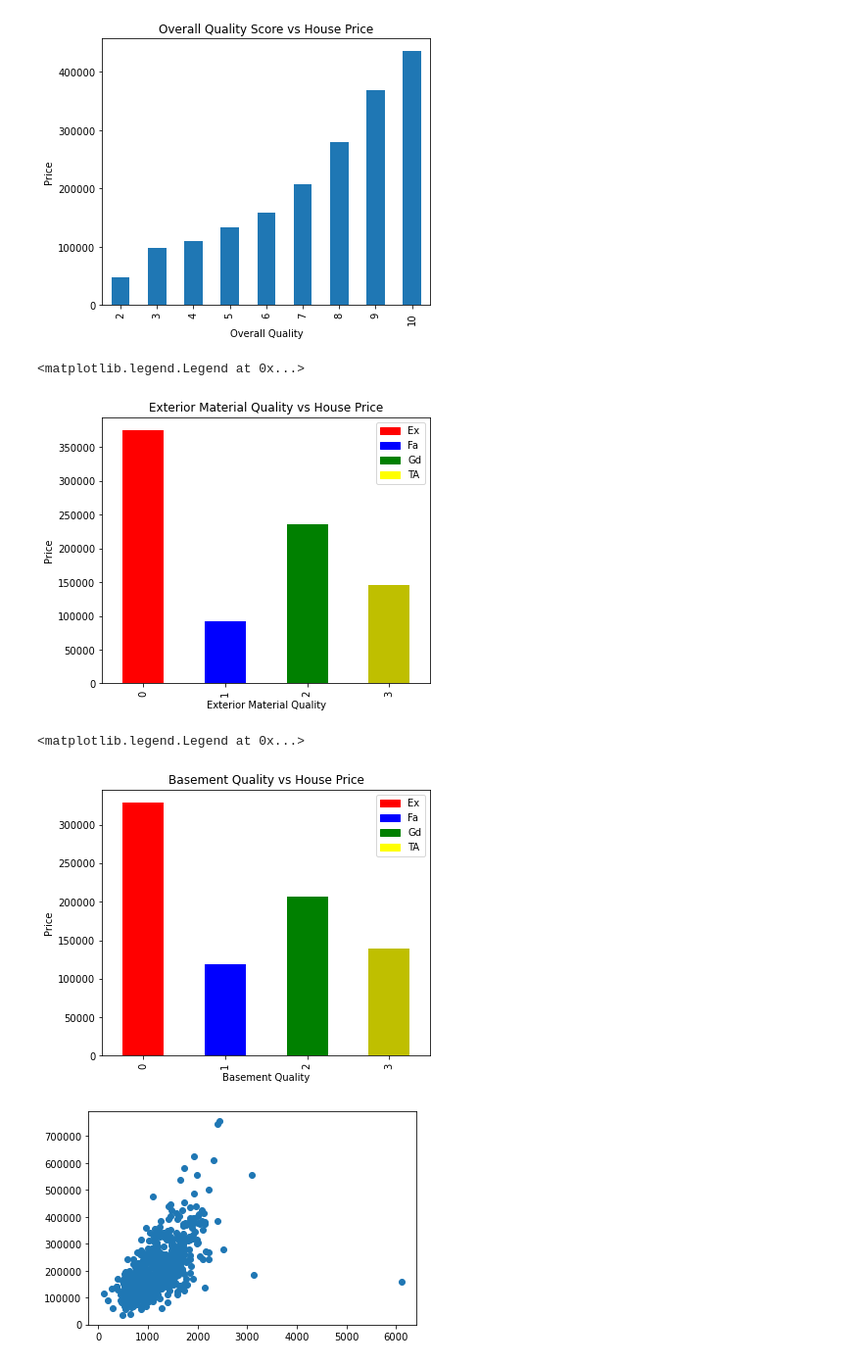
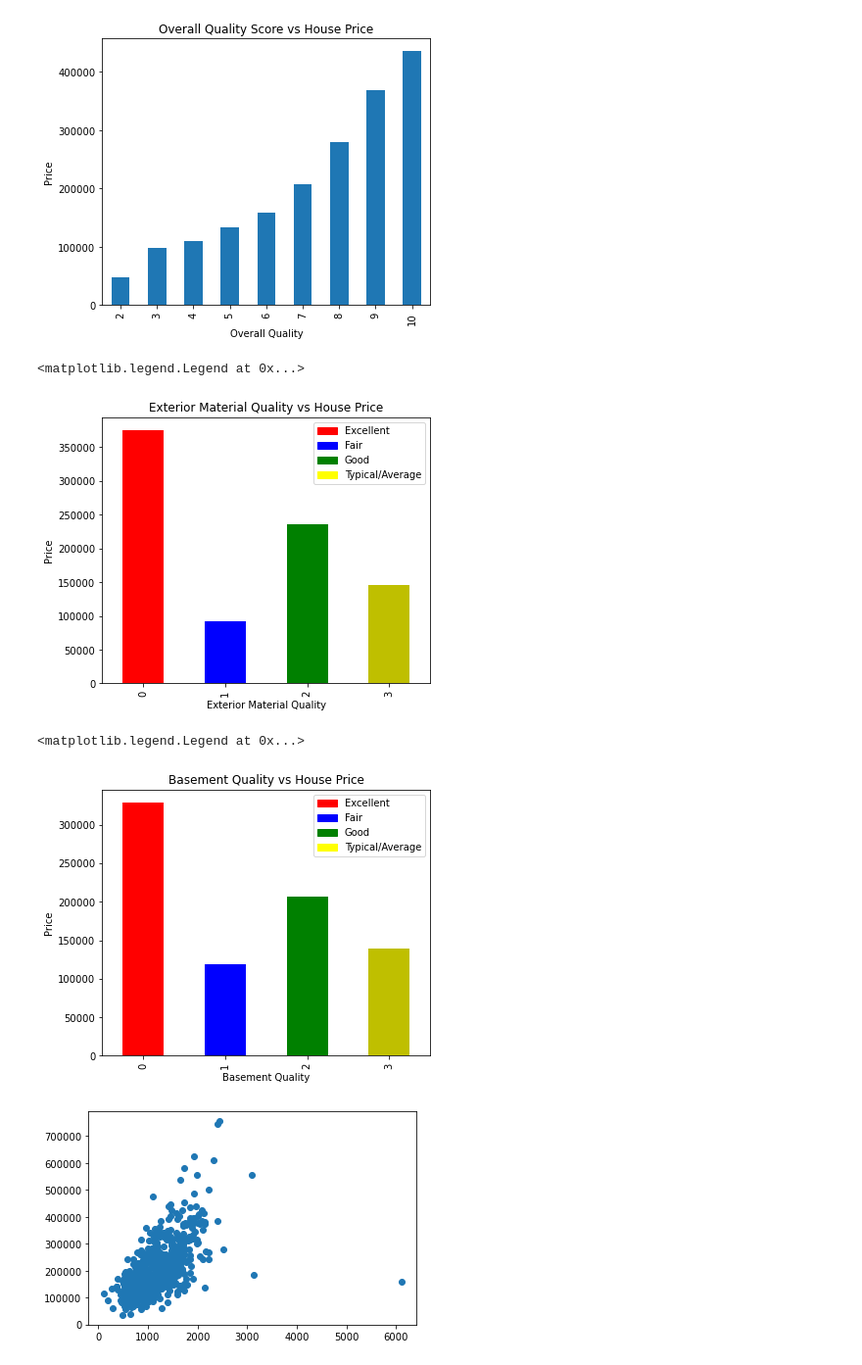
Before and after one commit to mukund99/House_Prices_Prediction, a Jupyter notebook: House Prices Prediction.ipynb, the cells around one changed output. Shown at 98% size. Saved outputs shown, nothing was run; the diff lists cells and outputs as text; code cells hidden in the pictures.

```diff
--- a/House Prices Prediction.ipynb
+++ b/House Prices Prediction.ipynb
@@ -432,23 +432,23 @@ overall_quality_data.plot(kind='bar', title='Overall Quality Score vs House Pric
 # %%
 exter_quality_data = train.groupby(['ExterQual'])['SalePrice'].mean()
 exter_quality_data.plot(kind='bar', title='Exterior Material Quality vs House Price', ylabel='Price',xlabel='Exterior Material Quality', color=['r', 'b', 'g' ,'y'], figsize=(6, 5))
-colors = {'Ex':'red', 'Fa':'blue', 'Gd':'green', 'TA':'yellow'}
+colors = {'Excellent':'red', 'Fair':'blue', 'Good':'green', 'Typical/Average':'yellow'}
 labels = list(colors.keys())
 handles = [plt.Rectangle((0,0),1,1, color=colors[label]) for label in labels]
 plt.legend(handles, labels)
 # %% [output]
 <matplotlib.legend.Legend at 0x...>
-[figure, old version]
+[figure, new version]
 # %%
 basement_quality_data = train.groupby(['BsmtQual'])['SalePrice'].mean()
 basement_quality_data.plot(kind='bar', title='Basement Quality vs House Price', ylabel='Price',xlabel='Basement Quality', color=['r', 'b', 'g' ,'y'], figsize=(6, 5))
-colors = {'Ex':'red', 'Fa':'blue', 'Gd':'green', 'TA':'yellow'}
+colors = {'Excellent':'red', 'Fair':'blue', 'Good':'green', 'Typical/Average':'yellow'}
 labels = list(colors.keys())
 handles = [plt.Rectangle((0,0),1,1, color=colors[label]) for label in labels]
 plt.legend(handles, labels)
 # %% [output]
 <matplotlib.legend.Legend at 0x...>
-[figure, old version]
+[figure, new version]
 # %%
 plt.scatter(train['TotalBsmtSF'].values, train['SalePrice'].values)
 plt.show()
```
Also changed, not shown: parts of 4 cells of this notebook, 3 other files.
